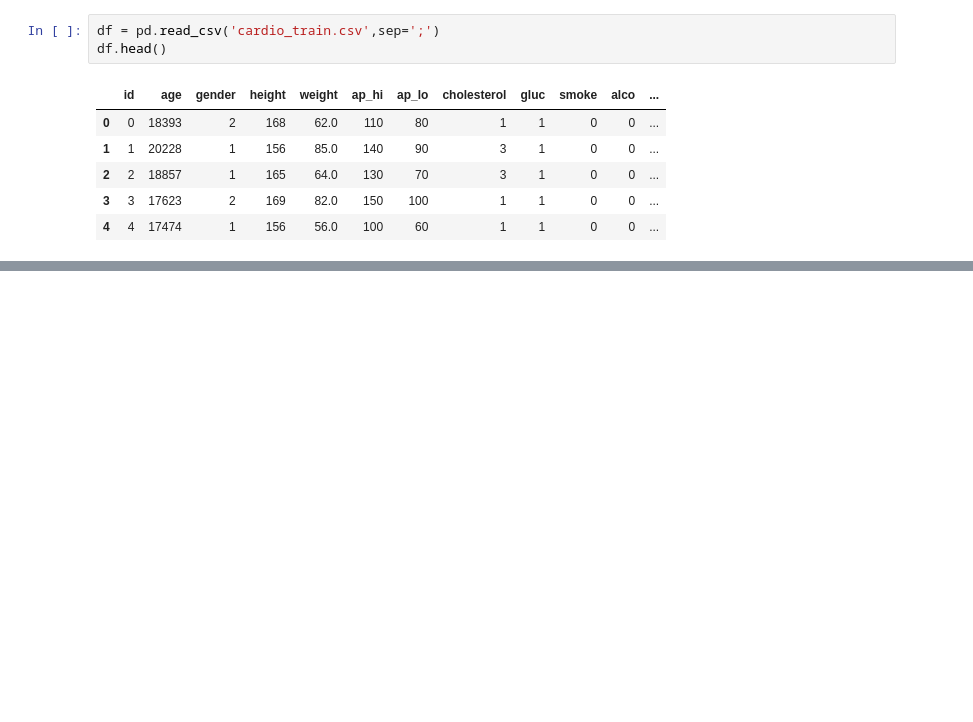
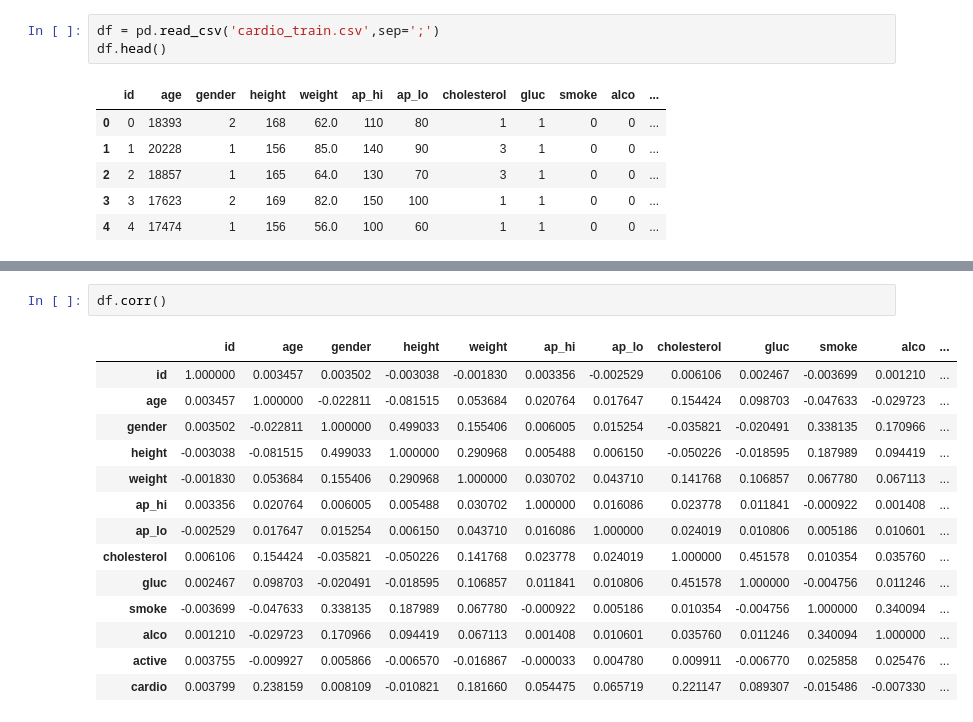
Before and after one commit to AnisurRahman06046/Profit_Prediction, a Jupyter notebook: Heart_disease_prediction/heart_disease.ipynb, the cells around one changed output, grey strips where cells are left out. Saved outputs shown, nothing was run; the diff lists cells and outputs as text; blank space fills up the shorter version.

```diff
--- a/Heart_disease_prediction/heart_disease.ipynb
+++ b/Heart_disease_prediction/heart_disease.ipynb
@@ -14,0 +69,17 @@ df.head()
+# %%
+df.corr()
+# %% [output]
+|  | id | age | gender | height | weight | ap_hi | ap_lo | cholesterol | gluc | smoke | alco | ... |
+| id | 1.000000 | 0.003457 | 0.003502 | -0.003038 | -0.001830 | 0.003356 | -0.002529 | 0.006106 | 0.002467 | -0.003699 | 0.001210 | ... |
+| age | 0.003457 | 1.000000 | -0.022811 | -0.081515 | 0.053684 | 0.020764 | 0.017647 | 0.154424 | 0.098703 | -0.047633 | -0.029723 | ... |
+| gender | 0.003502 | -0.022811 | 1.000000 | 0.499033 | 0.155406 | 0.006005 | 0.015254 | -0.035821 | -0.020491 | 0.338135 | 0.170966 | ... |
+| height | -0.003038 | -0.081515 | 0.499033 | 1.000000 | 0.290968 | 0.005488 | 0.006150 | -0.050226 | -0.018595 | 0.187989 | 0.094419 | ... |
+| weight | -0.001830 | 0.053684 | 0.155406 | 0.290968 | 1.000000 | 0.030702 | 0.043710 | 0.141768 | 0.106857 | 0.067780 | 0.067113 | ... |
+| ap_hi | 0.003356 | 0.020764 | 0.006005 | 0.005488 | 0.030702 | 1.000000 | 0.016086 | 0.023778 | 0.011841 | -0.000922 | 0.001408 | ... |
+| ap_lo | -0.002529 | 0.017647 | 0.015254 | 0.006150 | 0.043710 | 0.016086 | 1.000000 | 0.024019 | 0.010806 | 0.005186 | 0.010601 | ... |
+| cholesterol | 0.006106 | 0.154424 | -0.035821 | -0.050226 | 0.141768 | 0.023778 | 0.024019 | 1.000000 | 0.451578 | 0.010354 | 0.035760 | ... |
+| gluc | 0.002467 | 0.098703 | -0.020491 | -0.018595 | 0.106857 | 0.011841 | 0.010806 | 0.451578 | 1.000000 | -0.004756 | 0.011246 | ... |
+| smoke | -0.003699 | -0.047633 | 0.338135 | 0.187989 | 0.067780 | -0.000922 | 0.005186 | 0.010354 | -0.004756 | 1.000000 | 0.340094 | ... |
+| alco | 0.001210 | -0.029723 | 0.170966 | 0.094419 | 0.067113 | 0.001408 | 0.010601 | 0.035760 | 0.011246 | 0.340094 | 1.000000 | ... |
+| active | 0.003755 | -0.009927 | 0.005866 | -0.006570 | -0.016867 | -0.000033 | 0.004780 | 0.009911 | -0.006770 | 0.025858 | 0.025476 | ... |
+| cardio | 0.003799 | 0.238159 | 0.008109 | -0.010821 | 0.181660 | 0.054475 | 0.065719 | 0.221147 | 0.089307 | -0.015486 | -0.007330 | ... |
```
Also changed, not shown: parts of 21 cells of this notebook.
